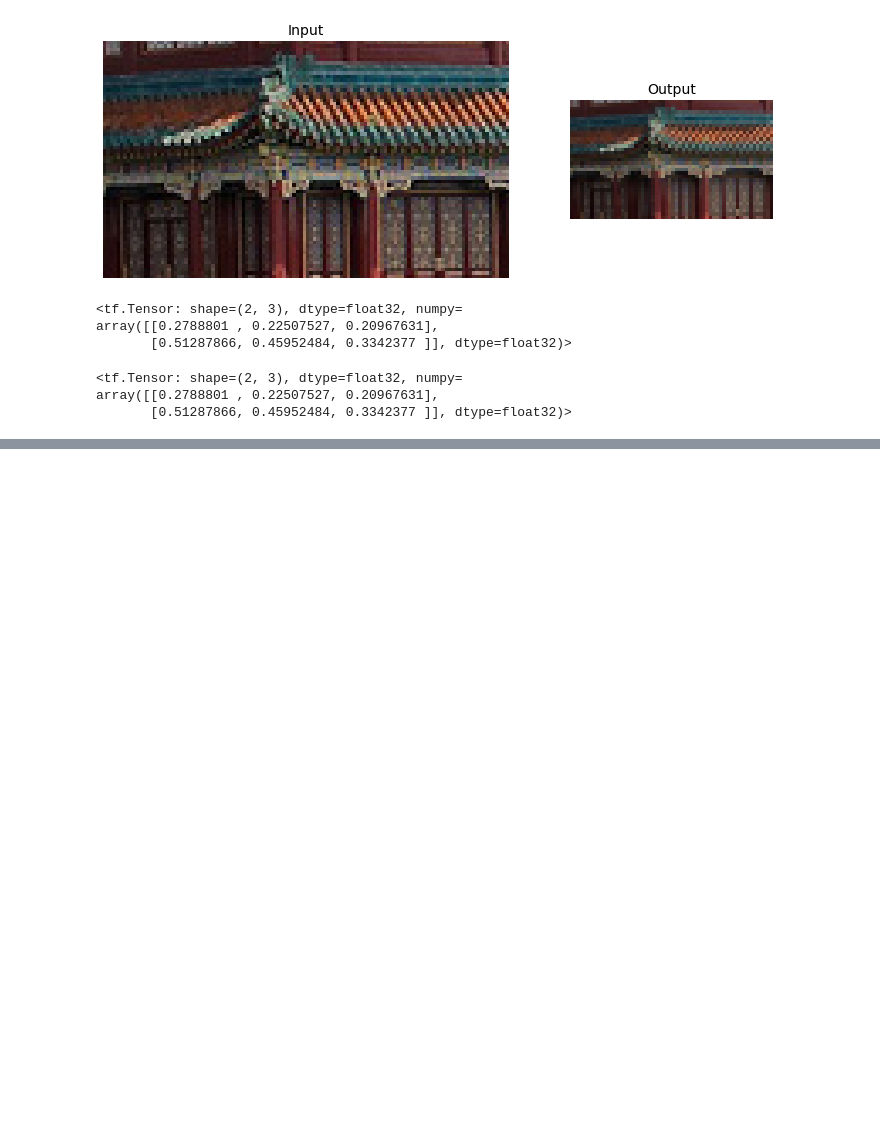
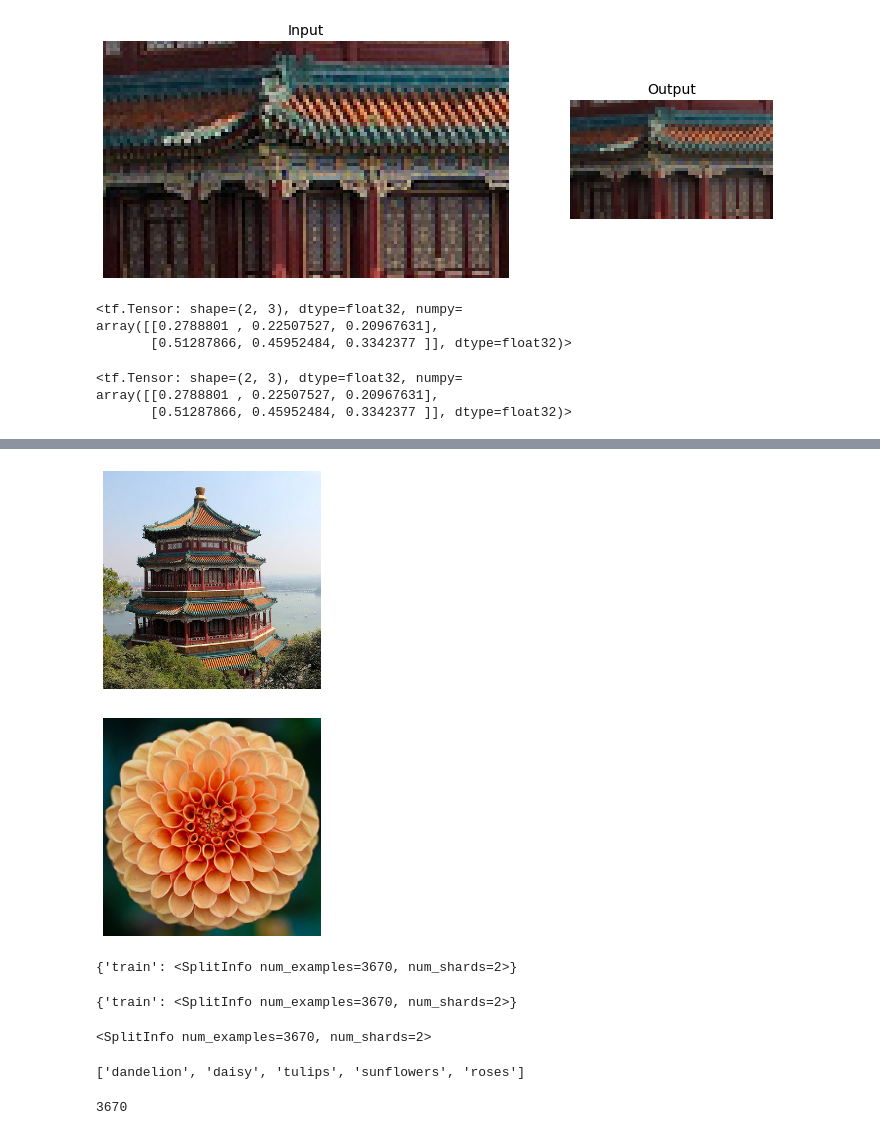
Before and after one commit to andysitu/ml, a Jupyter notebook: model-house-price/computer_vision.ipynb, the cells around one changed output, grey strips where cells are left out. Cells and saved outputs as stored; diff of their text form; code cells hidden in the pictures; blank space fills up the shorter version.

```diff
--- a/model-house-price/computer_vision.ipynb
+++ b/model-house-price/computer_vision.ipynb
@@ -300,0 +369,11 @@ Epoch 7/10
+# %%
+china_box = [0, 0.03, 1, 0.68]
+flower_box = [0.19, 0.26, 0.86, 0.7]
+images_resized = tf.image.crop_and_resize(images, [china_box, flower_box], [0, 1], [224, 224])
+plot_color_image(images_resized[0])
+plt.show()
+plot_color_image(images_resized[1])
+plt.show()
+# %% [output]
+[figure, added]
+[figure, added]
@@ -300,0 +387,4 @@ Epoch 7/10
+# %%
+info.splits
+# %% [output]
+{'train': <SplitInfo num_examples=3670, num_shards=2>}
@@ -300,0 +396,13 @@ Epoch 7/10
+# %%
+info.splits
+# %% [output]
+{'train': <SplitInfo num_examples=3670, num_shards=2>}
+# %%
+info.splits["train"]
+# %% [output]
+<SplitInfo num_examples=3670, num_shards=2>
+# %%
+class_names = info.features["label"].names
+class_names
+# %% [output]
+['dandelion', 'daisy', 'tulips', 'sunflowers', 'roses']
@@ -300,0 +411,5 @@ Epoch 7/10
+# %%
+dataset_size = info.splits["train"].num_examples
+dataset_size
+# %% [output]
+3670
```
Also changed, not shown: parts of 21 cells of this notebook.
